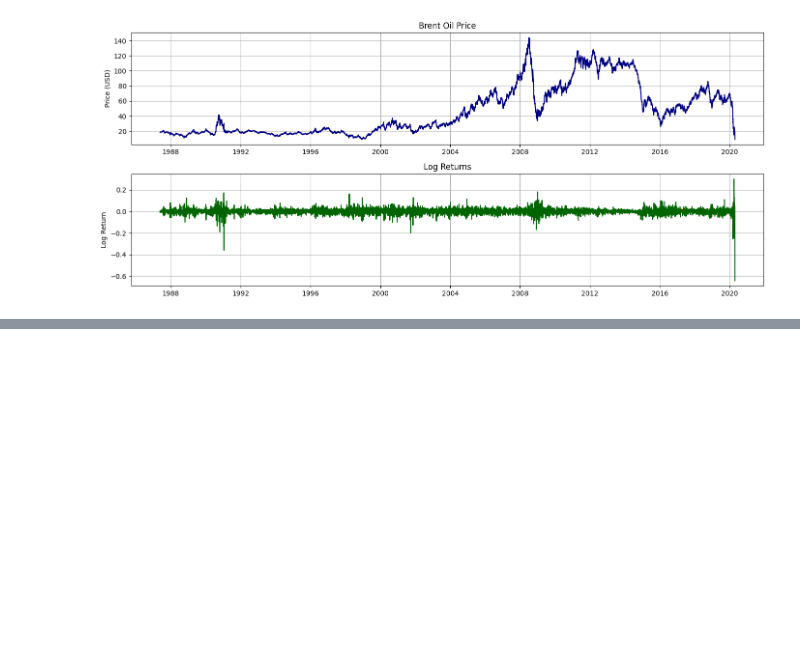
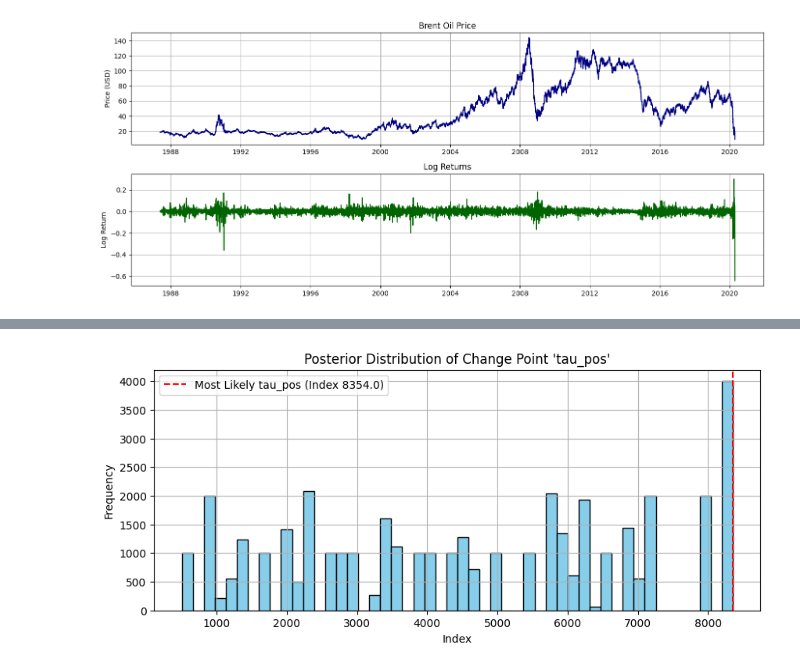
Before and after one commit to NuryeNigusMekonen/Change-point-analysis-and-statistical-modelling-of-time-series-data, a Jupyter notebook: notebook/loading_eda.ipynb, the cells around one changed output, grey strips where cells are left out. Drawn from its saved outputs; the diff is of its cells as text; code cells hidden in the pictures; blank space fills up the shorter version.

```diff
--- a/notebook/loading_eda.ipynb
+++ b/notebook/loading_eda.ipynb
@@ -46,5 +39,9 @@ from modules import preprocessing, change_point_model, visualization, insight_ge
 # %%
+#  Load and preprocess Brent price data
+brent_df = load_brent_data(PRICE_FILE)
+events_df = load_key_events(EVENT_FILE)
 
-brent_df = load_brent_data(PRICE_FILE)
-events_df = load_event_data(EVENT_FILE)
+brent_df["Date"] = pd.to_datetime(brent_df["Date"])
+events_df["Start_Date"] = pd.to_datetime(events_df["Start_Date"])
+brent_df = brent_df.sort_values("Date").reset_index(drop=True)
 # %% [output]
@@ -53 +50,5 @@ events_df = load_event_data(EVENT_FILE)
+# %%
+#  Compute log returns
+brent_df = compute_log_returns(brent_df, price_col="Price")
+log_returns = brent_df["Log_Return"].values
 # %%
@@ -59,7 +112,7 @@ events_df["Start_Date"] = pd.to_datetime(events_df["Start_Date"])
 brent_df = brent_df.sort_values("Date").reset_index(drop=True)
 # %%
 # 4. Compute log returns
-brent_df = preprocessing.compute_log_returns(brent_df, price_col="Price")
+brent_df = compute_log_returns(brent_df, price_col="Price")
 # %%
 # 5. Extract log returns numpy array
 log_returns = brent_df["Log_Return"].values
@@ -138,0 +274,5 @@ Percent change: -347.28%
+# %%
+change_point_date_mean = plot_tau_posterior(trace_mean, brent_df["Date"], var_name="tau_pos")
+print(f" Mean Shift Change Point Date: {change_point_date_mean}")
+# %% [output]
+[figure, added]
```
Also changed, not shown: parts of 26 cells of this notebook, 6 other files.
